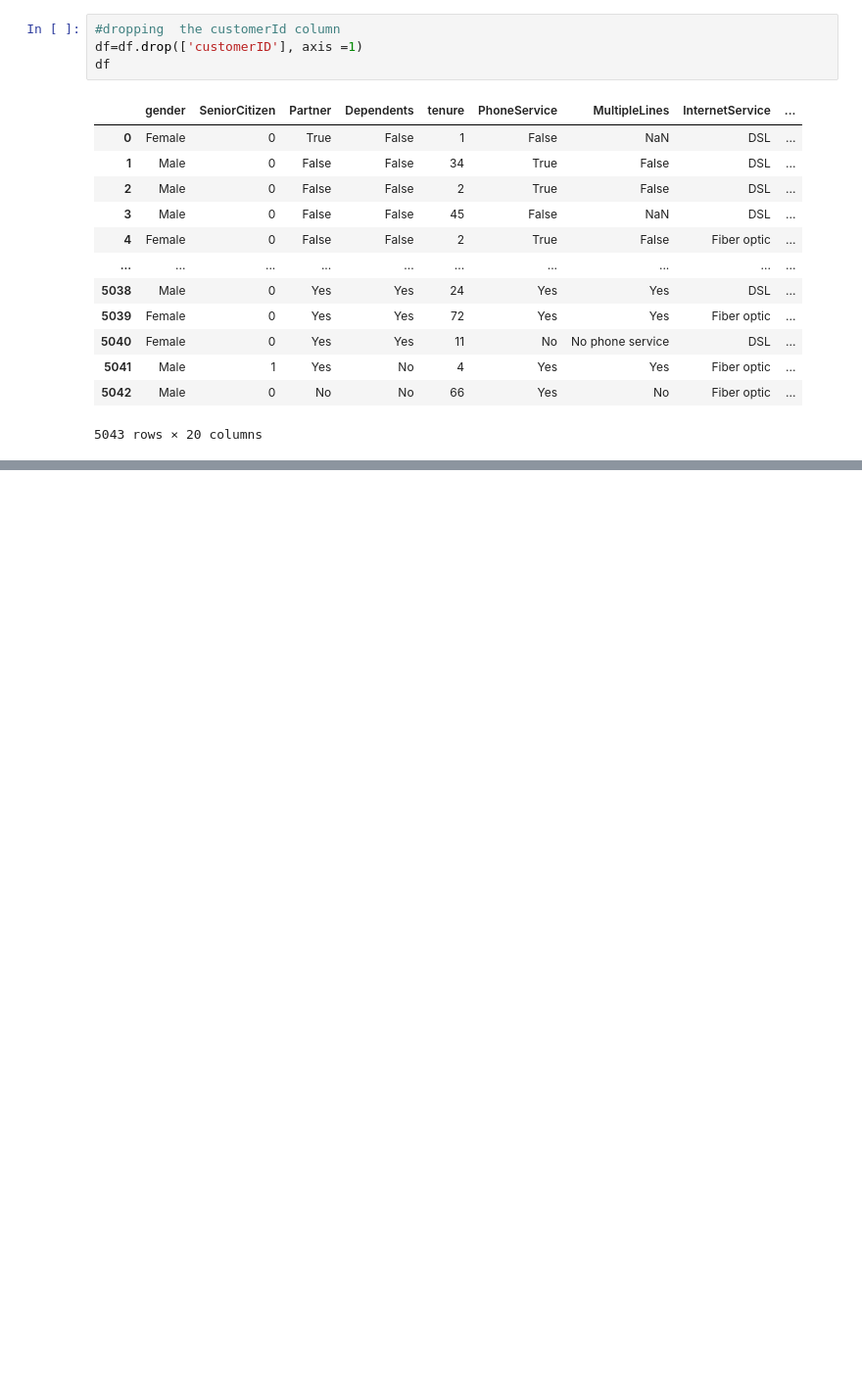
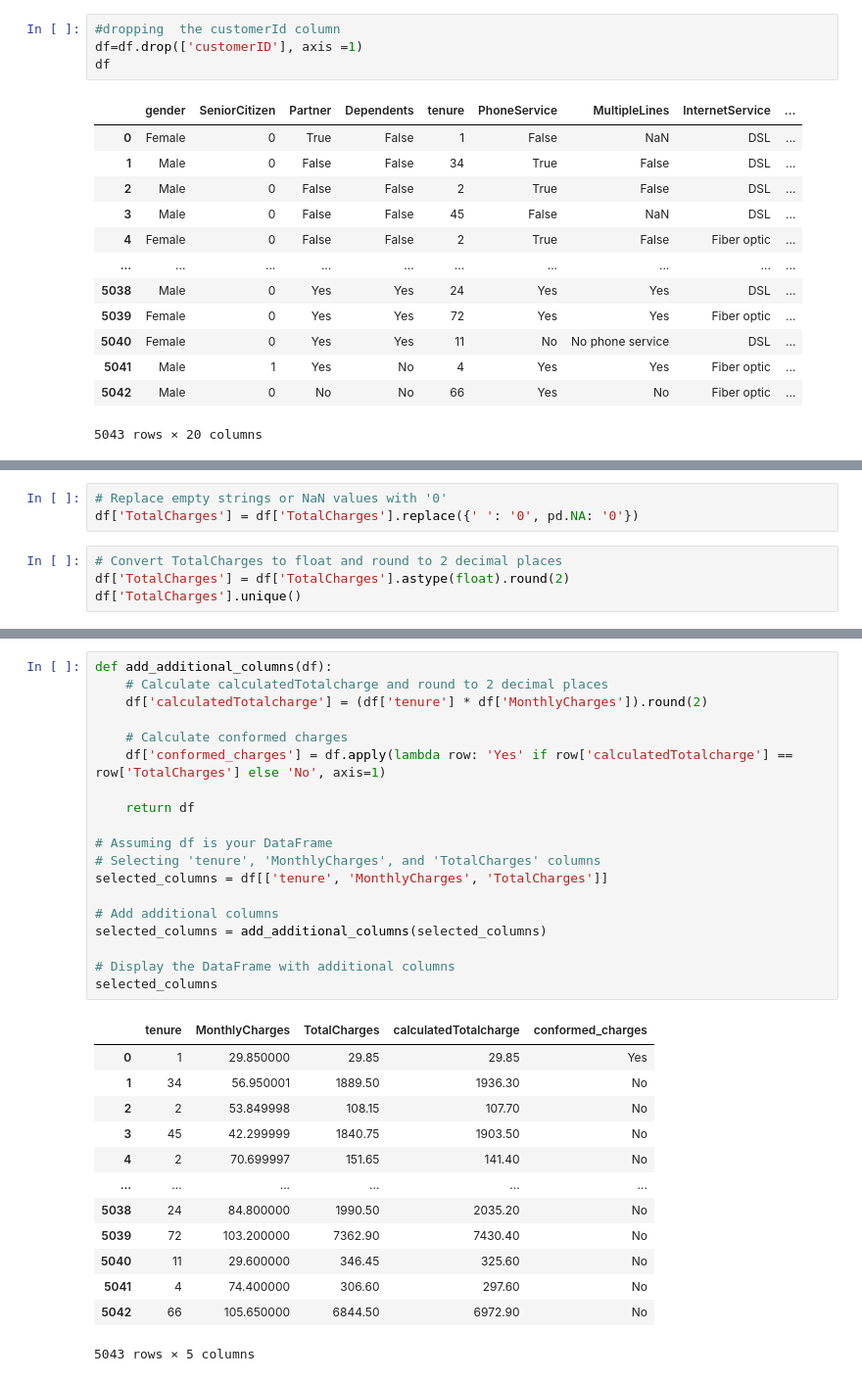
Before and after one commit to parockson/churn-analysis-with-machine-learning, a Jupyter notebook: notebook/analysis_file.ipynb, the cells around one changed output, grey strips where cells are left out. Shown: that part at 98% size. Saved outputs shown, nothing was run; the diff lists cells and outputs as text; blank space fills up the shorter version.

```diff
--- a/notebook/analysis_file.ipynb
+++ b/notebook/analysis_file.ipynb
@@ -456,0 +501,7 @@ df
+# %%
+# Replace empty strings or NaN values with '0'
+df['TotalCharges'] = df['TotalCharges'].replace({' ': '0', pd.NA: '0'})
+# %%
+# Convert TotalCharges to float and round to 2 decimal places
+df['TotalCharges'] = df['TotalCharges'].astype(float).round(2)
+df['TotalCharges'].unique()
@@ -456,0 +594,33 @@ df
+# %%
+def add_additional_columns(df):
+    # Calculate calculatedTotalcharge and round to 2 decimal places
+    df['calculatedTotalcharge'] = (df['tenure'] * df['MonthlyCharges']).round(2)
+
+    # Calculate conformed charges
+    df['conformed_charges'] = df.apply(lambda row: 'Yes' if row['calculatedTotalcharge'] == row['TotalCharges'] else 'No', axis=1)
+
+    return df
+
+# Assuming df is your DataFrame
+# Selecting 'tenure', 'MonthlyCharges', and 'TotalCharges' columns
+selected_columns = df[['tenure', 'MonthlyCharges', 'TotalCharges']]
+
+# Add additional columns
+selected_columns = add_additional_columns(selected_columns)
+
+# Display the DataFrame with additional columns
+selected_columns
+# %% [output]
+|  | tenure | MonthlyCharges | TotalCharges | calculatedTotalcharge | conformed_charges |
+| 0 | 1 | 29.850000 | 29.85 | 29.85 | Yes |
+| 1 | 34 | 56.950001 | 1889.50 | 1936.30 | No |
+| 2 | 2 | 53.849998 | 108.15 | 107.70 | No |
+| 3 | 45 | 42.299999 | 1840.75 | 1903.50 | No |
+| 4 | 2 | 70.699997 | 151.65 | 141.40 | No |
+| ... | ... | ... | ... | ... | ... |
+| 5038 | 24 | 84.800000 | 1990.50 | 2035.20 | No |
+| 5039 | 72 | 103.200000 | 7362.90 | 7430.40 | No |
+| 5040 | 11 | 29.600000 | 346.45 | 325.60 | No |
+| 5041 | 4 | 74.400000 | 306.60 | 297.60 | No |
+| 5042 | 66 | 105.650000 | 6844.50 | 6972.90 | No |
+5043 rows × 5 columns
```
Also changed, not shown: parts of 22 cells of this notebook, 1 other file.
